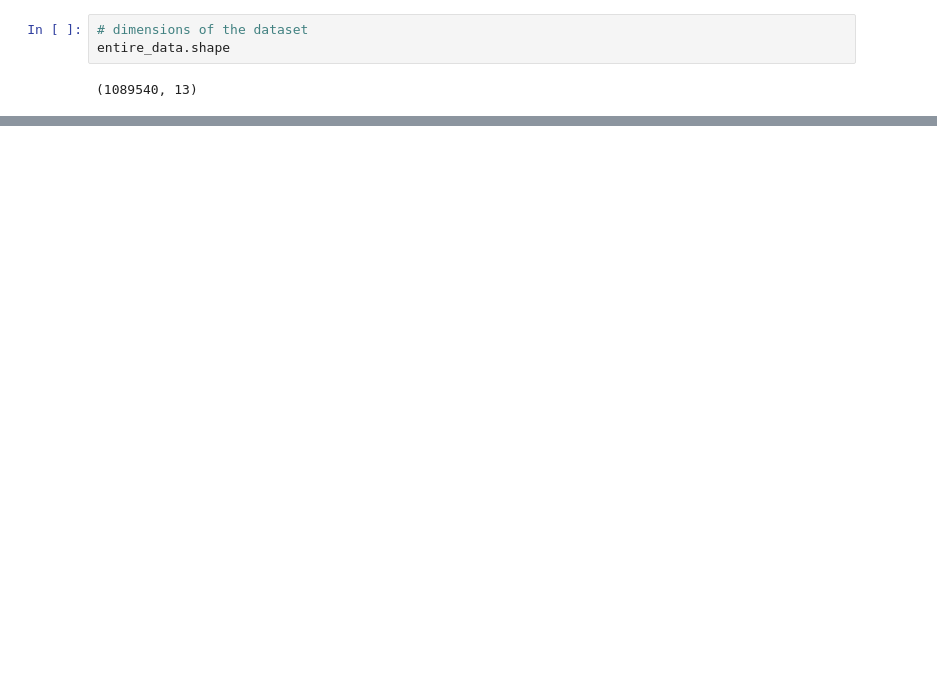
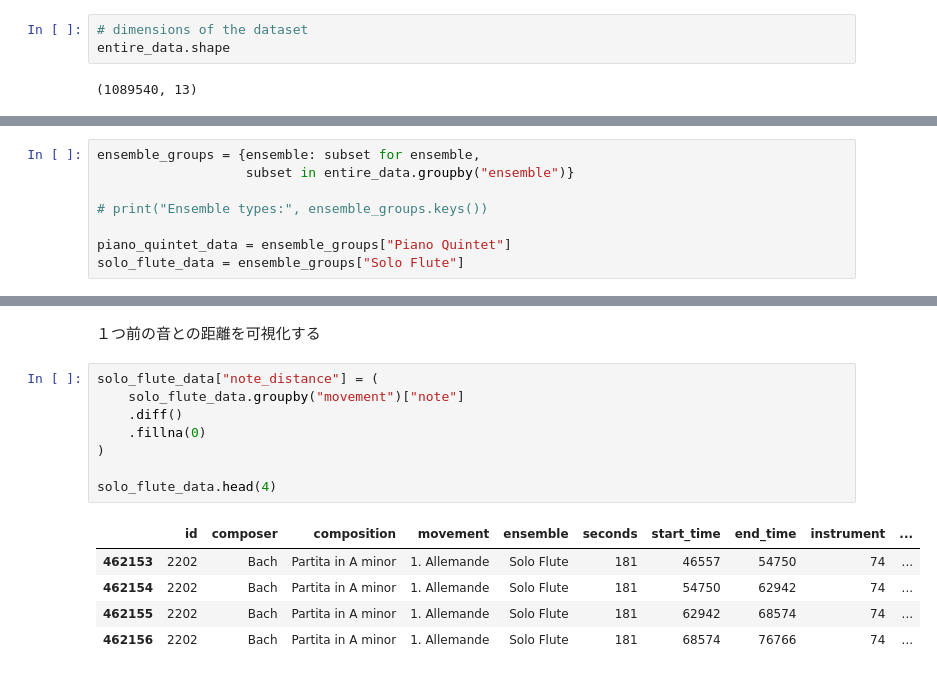
Before and after one commit to Higashiguchi-Rinhi/infovis-notebooks, a Jupyter notebook: final_project/project.ipynb, the cells around one changed output, grey strips where cells are left out. Saved outputs shown, nothing was run; the diff lists cells and outputs as text; blank space fills up the shorter version.

```diff
--- a/final_project/project.ipynb
+++ b/final_project/project.ipynb
@@ -270,0 +336,8 @@ comp_count.size
+# %%
+ensemble_groups = {ensemble: subset for ensemble,
+                   subset in entire_data.groupby("ensemble")}
+
+# print("Ensemble types:", ensemble_groups.keys())
+
+piano_quintet_data = ensemble_groups["Piano Quintet"]
+solo_flute_data = ensemble_groups["Solo Flute"]
@@ -270,0 +424,16 @@ comp_count.size
+# %% [markdown]
+１つ前の音との距離を可視化する
+# %%
+solo_flute_data["note_distance"] = (
+    solo_flute_data.groupby("movement")["note"]
+    .diff()
+    .fillna(0)
+)
+
+solo_flute_data.head(4)
+# %% [output]
+|  | id | composer | composition | movement | ensemble | seconds | start_time | end_time | instrument | ... |
+| 462153 | 2202 | Bach | Partita in A minor | 1. Allemande | Solo Flute | 181 | 46557 | 54750 | 74 | ... |
+| 462154 | 2202 | Bach | Partita in A minor | 1. Allemande | Solo Flute | 181 | 54750 | 62942 | 74 | ... |
+| 462155 | 2202 | Bach | Partita in A minor | 1. Allemande | Solo Flute | 181 | 62942 | 68574 | 74 | ... |
+| 462156 | 2202 | Bach | Partita in A minor | 1. Allemande | Solo Flute | 181 | 68574 | 76766 | 74 | ... |
```
Also changed, not shown: parts of 24 cells of this notebook, 1 other file.
